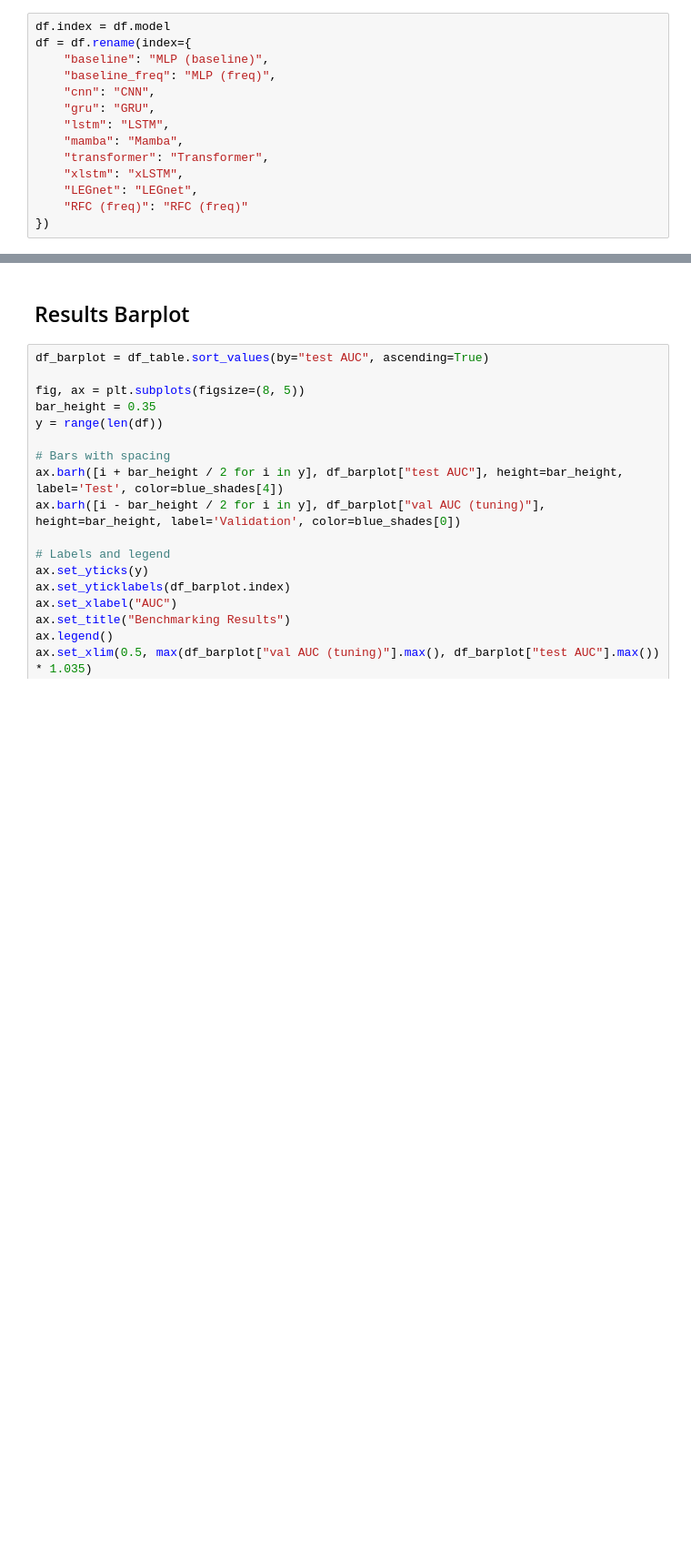
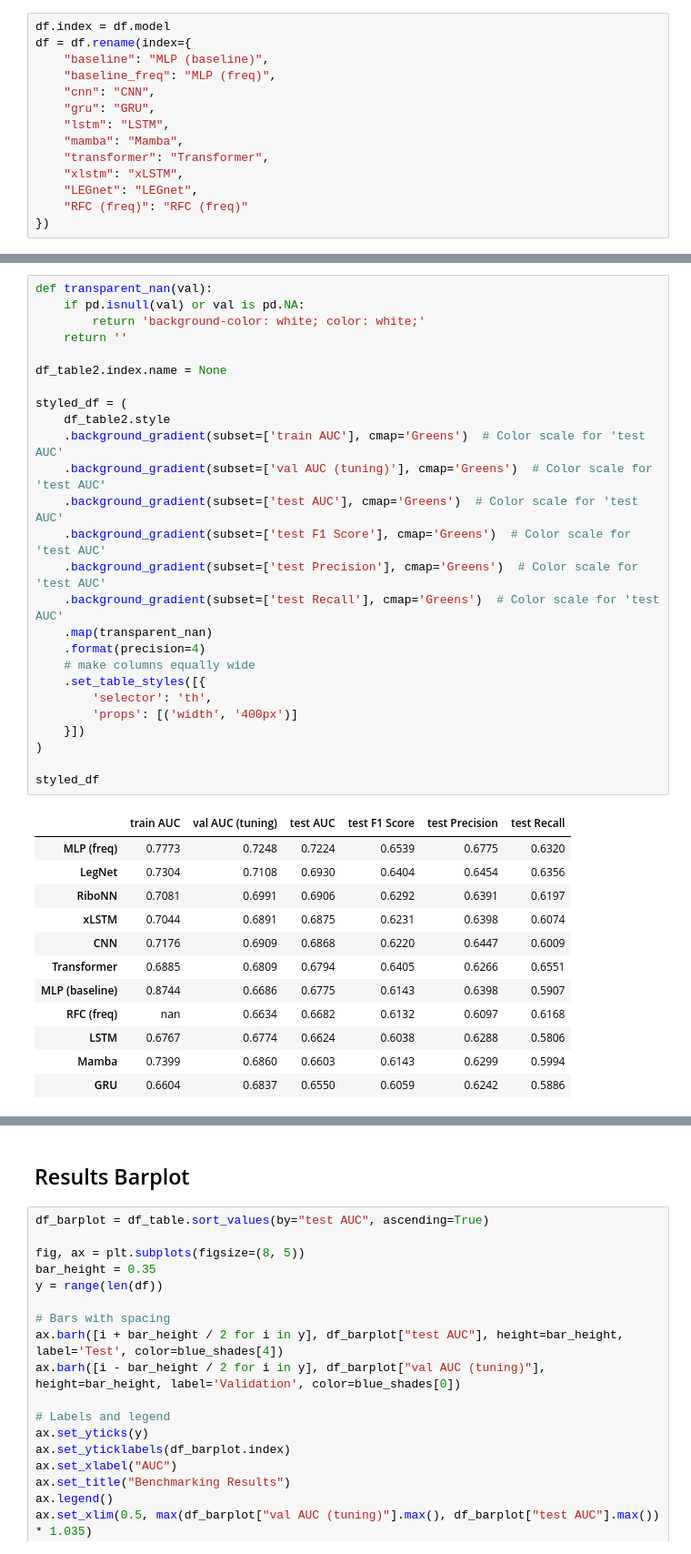
Before and after one commit to f-krause/master-thesis, a Jupyter notebook: experiments/visualisation/benchmark_test_results.ipynb, the cells around one changed output, grey strips where cells are left out. Shown at 91% size. Cells and saved outputs as stored; diff of their text form; blank space fills up the shorter version.

```diff
--- a/experiments/visualisation/benchmark_test_results.ipynb
+++ b/experiments/visualisation/benchmark_test_results.ipynb
@@ -256,0 +299,39 @@ with open(html_path, "w", encoding="utf-8") as f:
+# %%
+def transparent_nan(val):
+    if pd.isnull(val) or val is pd.NA:
+        return 'background-color: white; color: white;'
+    return ''
+
+df_table2.index.name = None
+
+styled_df = (
+    df_table2.style
+    .background_gradient(subset=['train AUC'], cmap='Greens')  # Color scale for 'test AUC'
+    .background_gradient(subset=['val AUC (tuning)'], cmap='Greens')  # Color scale for 'test AUC'
+    .background_gradient(subset=['test AUC'], cmap='Greens')  # Color scale for 'test AUC'
+    .background_gradient(subset=['test F1 Score'], cmap='Greens')  # Color scale for 'test AUC'
+    .background_gradient(subset=['test Precision'], cmap='Greens')  # Color scale for 'test AUC'
+    .background_gradient(subset=['test Recall'], cmap='Greens')  # Color scale for 'test AUC'
+    .map(transparent_nan)
+    .format(precision=4)
+    # make columns equally wide
+    .set_table_styles([{
+        'selector': 'th',
+        'props': [('width', '400px')]
+    }])
+)
+
+styled_df
+# %% [output]
+|  | train AUC | val AUC (tuning) | test AUC | test F1 Score | test Precision | test Recall |
+| MLP (freq) | 0.7773 | 0.7248 | 0.7224 | 0.6539 | 0.6775 | 0.6320 |
+| LegNet | 0.7304 | 0.7108 | 0.6930 | 0.6404 | 0.6454 | 0.6356 |
+| RiboNN | 0.7081 | 0.6991 | 0.6906 | 0.6292 | 0.6391 | 0.6197 |
+| xLSTM | 0.7044 | 0.6891 | 0.6875 | 0.6231 | 0.6398 | 0.6074 |
+| CNN | 0.7176 | 0.6909 | 0.6868 | 0.6220 | 0.6447 | 0.6009 |
+| Transformer | 0.6885 | 0.6809 | 0.6794 | 0.6405 | 0.6266 | 0.6551 |
+| MLP (baseline) | 0.8744 | 0.6686 | 0.6775 | 0.6143 | 0.6398 | 0.5907 |
+| RFC (freq) | nan | 0.6634 | 0.6682 | 0.6132 | 0.6097 | 0.6168 |
+| LSTM | 0.6767 | 0.6774 | 0.6624 | 0.6038 | 0.6288 | 0.5806 |
+| Mamba | 0.7399 | 0.6860 | 0.6603 | 0.6143 | 0.6299 | 0.5994 |
+| GRU | 0.6604 | 0.6837 | 0.6550 | 0.6059 | 0.6242 | 0.5886 |
```
Also changed, not shown: parts of 15 cells of this notebook.
